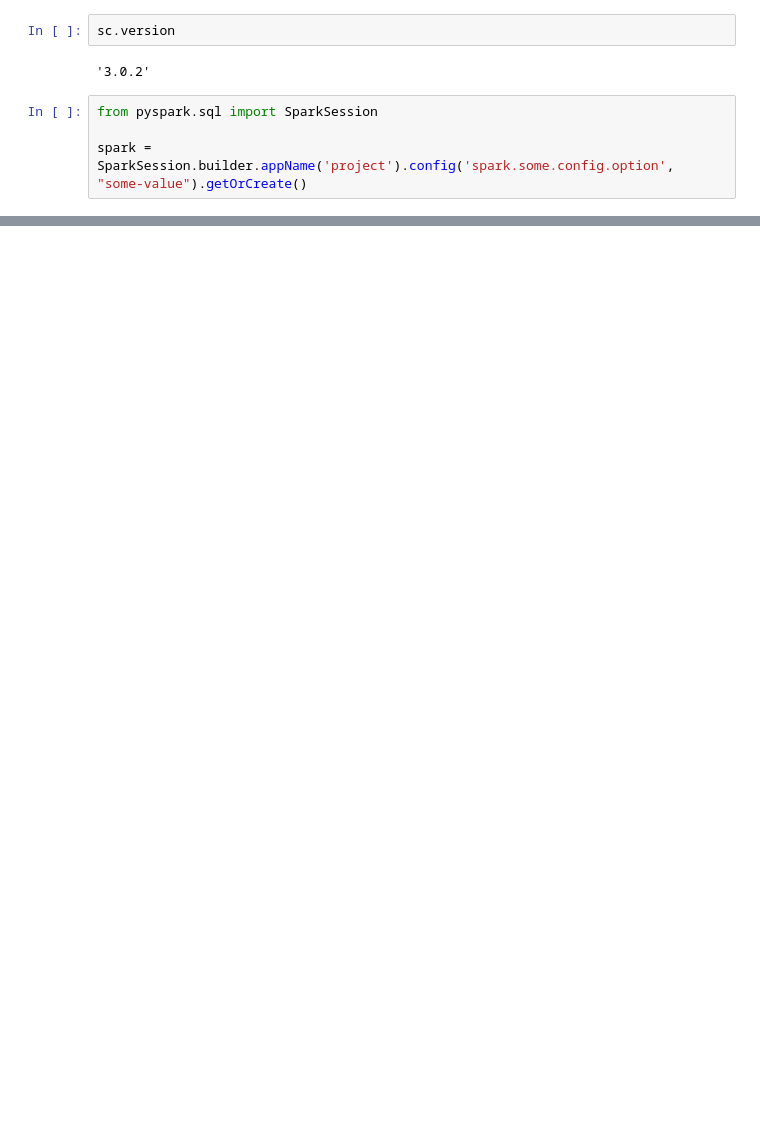
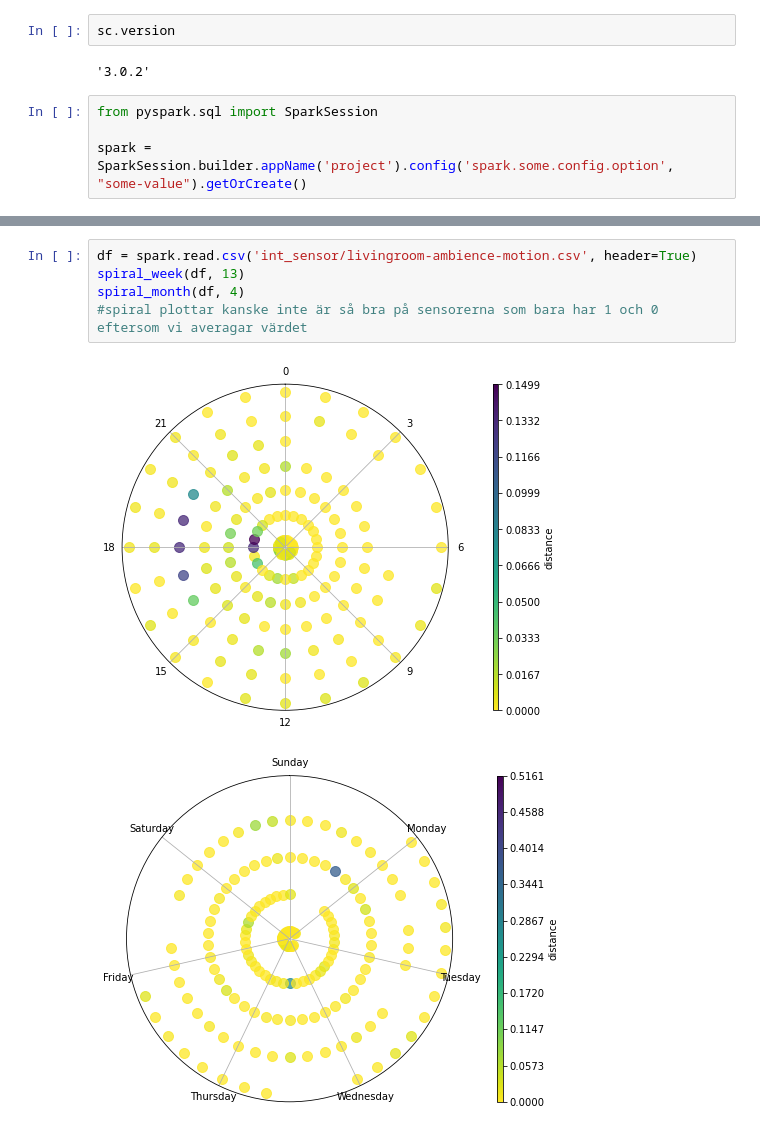
Before and after one commit to Lerjebo/DataMining-Project, a Jupyter notebook: Data mining Project code.ipynb, the cells around one changed output, grey strips where cells are left out. Cells and saved outputs as stored; diff of their text form; blank space fills up the shorter version.

```diff
--- a/Data mining Project code.ipynb
+++ b/Data mining Project code.ipynb
@@ -102,0 +145,8 @@ ax = sn.barplot(y='sensor_id_conv', x='count', data=df1_groupedby)
+# %%
+df = spark.read.csv('int_sensor/livingroom-ambience-motion.csv', header=True)
+spiral_week(df, 13)
+spiral_month(df, 4)
+#spiral plottar kanske inte är så bra på sensorerna som bara har 1 och 0 eftersom vi averagar värdet
+# %% [output]
+[figure, added]
+[figure, added]
```
Also changed, not shown: parts of 23 cells of this notebook, 1 other file.
